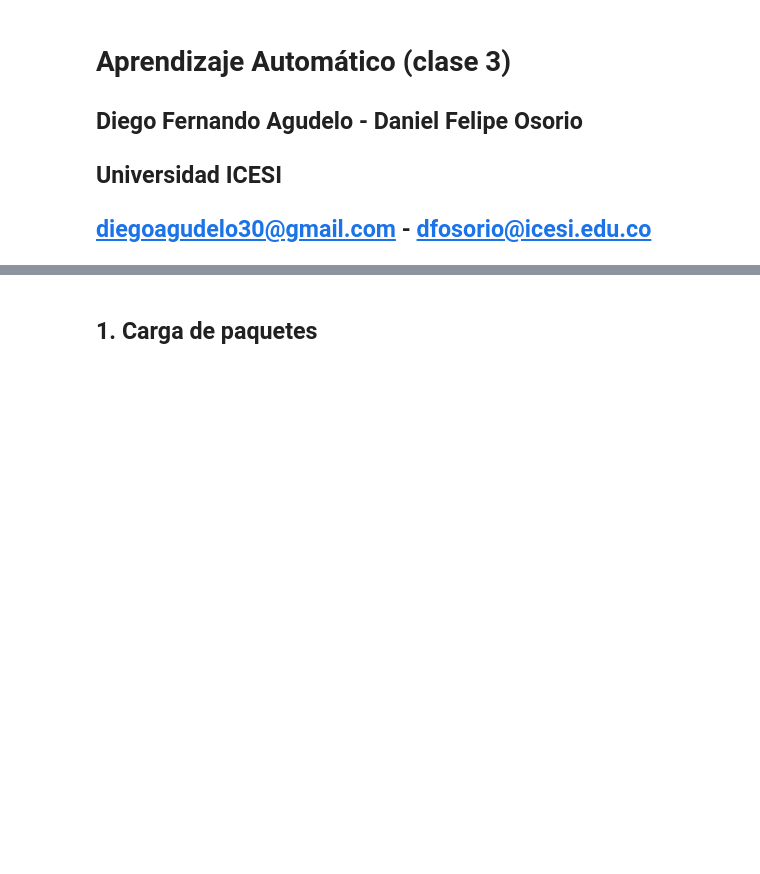
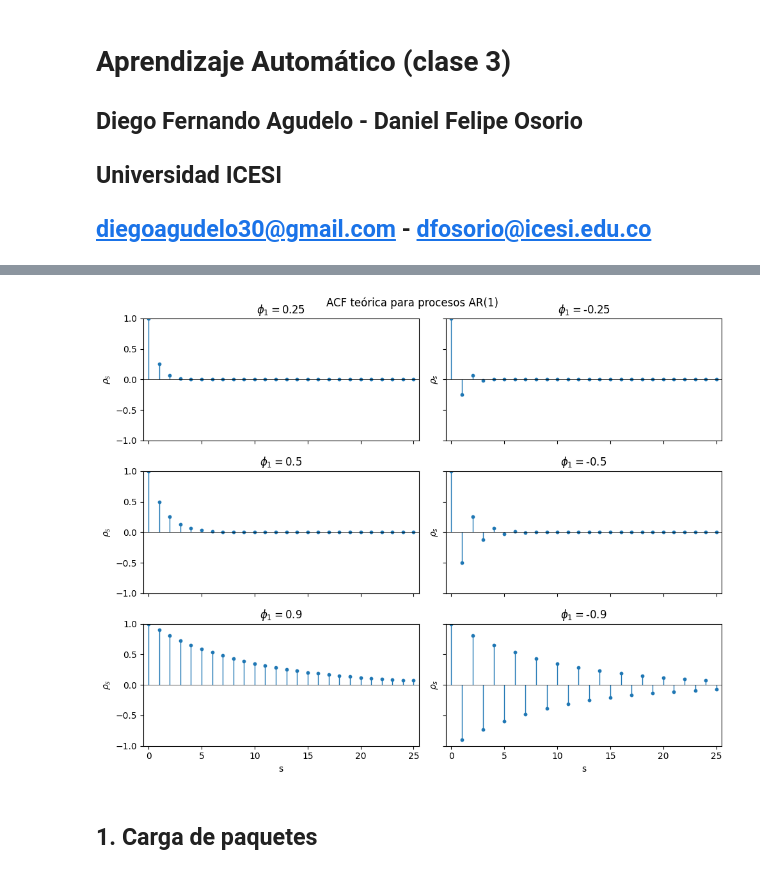
Before and after one commit to profedaniel86/Series_de_Tiempo, a Jupyter notebook: 3. ARIMA/Aprendizaje_automático_III_clase3.ipynb, the cells around one changed output, grey strips where cells are left out. Cells and saved outputs as stored; diff of their text form; code cells hidden in the pictures; blank space fills up the shorter version.

```diff
--- a/3. ARIMA/Aprendizaje_automático_III_clase3.ipynb
+++ b/3. ARIMA/Aprendizaje_automático_III_clase3.ipynb
@@ -9,3 +47,32 @@
+# %%
+max_lag = 25
+
+fig, axes = plt.subplots(3, 2, figsize=(10, 8), sharex=True, sharey=True)
+axes = axes.ravel()
+
+for i, phi in enumerate(phis):
+    lags = np.arange(0, max_lag + 1)
+    acf = phi ** lags   # rho_s = phi^s
+
+    ax = axes[i]
+    # dibujar como palitos
+    ax.vlines(lags, 0, acf, linewidth=1)
+    ax.scatter(lags, acf, s=10)
+
+    ax.set_title(r"$\phi_1 = $" + f"{phi}")
+    ax.set_xlim(-0.5, max_lag + 0.5)
+    ax.set_ylim(-1, 1)
+    ax.axhline(0, color="black", linewidth=0.5)
+
+    if i >= 4:
+        ax.set_xlabel("s")
+    ax.set_ylabel(r"$\rho_s$")
+
+plt.suptitle("ACF teórica para procesos AR(1)", y=0.95)
+plt.tight_layout()
+plt.show()
+# %% [output]
+[figure, added]
 # %% [markdown]
 ## **1. Carga de paquetes**
 # %%
```
Also changed, not shown: parts of 1 cell of this notebook.
